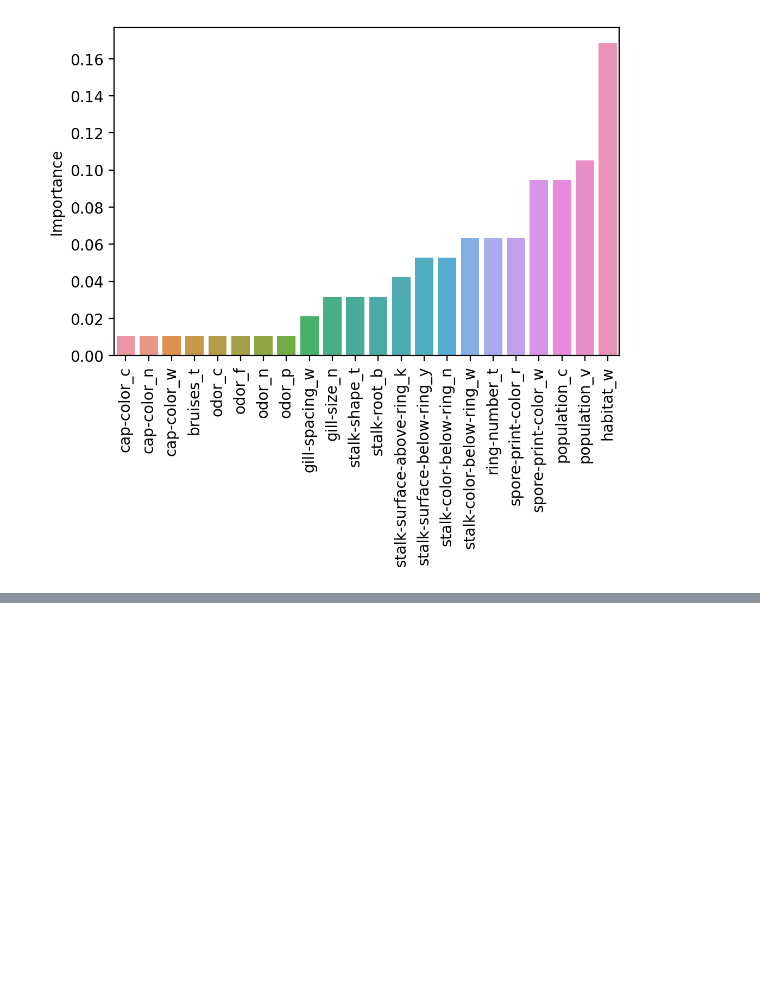
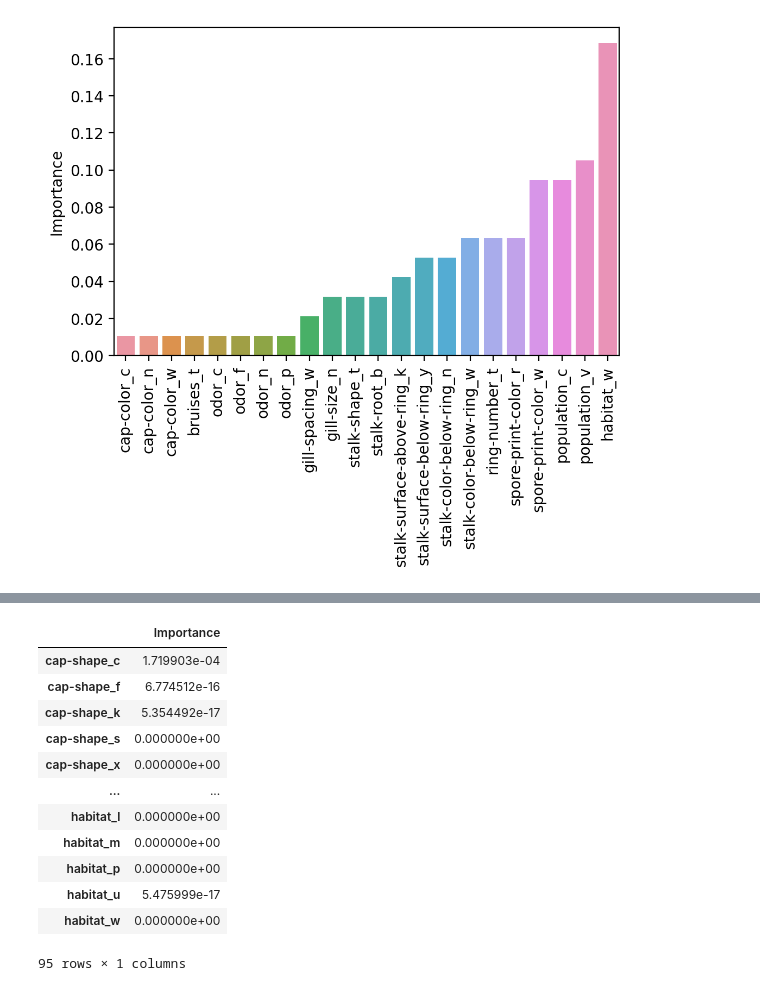
Before and after one commit to ddrightnow/Machine-Learning-Projects, a Jupyter notebook: Python Data Science and Machine Learning/Setup and Environments/14-Decision-Trees/Data Science and machine Learning 5 - Decision Trees.ipynb, the cells around one changed output, grey strips where cells are left out. Saved outputs shown, nothing was run; the diff lists cells and outputs as text; code cells hidden in the pictures; blank space fills up the shorter version.

```diff
--- a/Python Data Science and Machine Learning/Setup and Environments/14-Decision-Trees/Data Science and machine Learning 5 - Decision Trees.ipynb
+++ b/Python Data Science and Machine Learning/Setup and Environments/14-Decision-Trees/Data Science and machine Learning 5 - Decision Trees.ipynb
@@ -1043,0 +1070,2 @@ plt.xticks(rotation=90);
+# %%
+gb_model = GradientBoostingClassifier()
@@ -1043,0 +1146,16 @@ plt.xticks(rotation=90);
+# %%
+imp_feat
+# %% [output]
+|  | Importance |
+| cap-shape_c | 1.719903e-04 |
+| cap-shape_f | 6.774512e-16 |
+| cap-shape_k | 5.354492e-17 |
+| cap-shape_s | 0.000000e+00 |
+| cap-shape_x | 0.000000e+00 |
+| ... | ... |
+| habitat_l | 0.000000e+00 |
+| habitat_m | 0.000000e+00 |
+| habitat_p | 0.000000e+00 |
+| habitat_u | 5.475999e-17 |
+| habitat_w | 0.000000e+00 |
+95 rows × 1 columns
```
Also changed, not shown: parts of 20 cells of this notebook.
